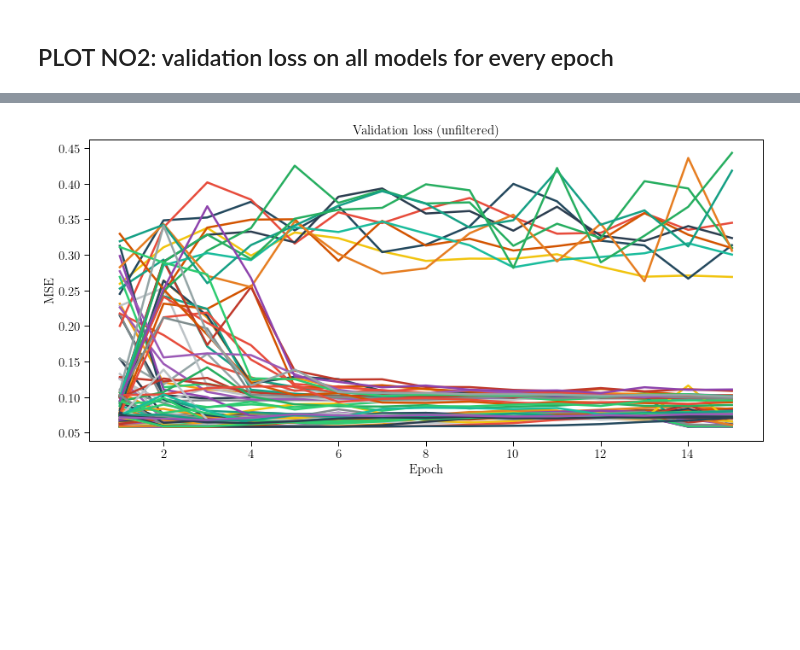
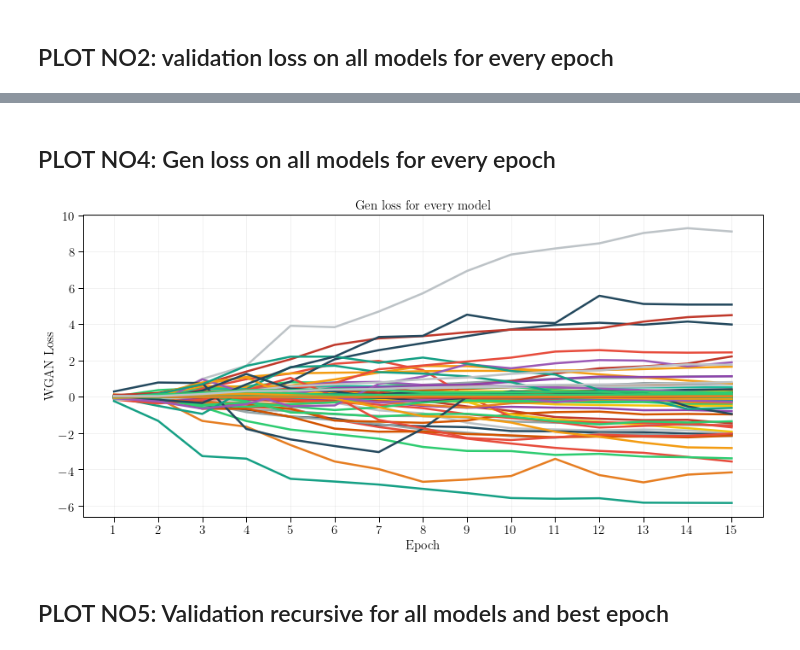
Before and after one commit to francomozo/deepCloud-latex-plots, a Jupyter notebook: deepCloud_doc_plots.ipynb, the cells around one changed output, grey strips where cells are left out. Saved outputs shown, nothing was run; the diff lists cells and outputs as text; code cells hidden in the pictures; blank space fills up the shorter version.

Commit message:
:cyclone: all plots for the first gan experiment

```diff
--- a/deepCloud_doc_plots.ipynb
+++ b/deepCloud_doc_plots.ipynb
@@ -24,8 +26,8 @@ cmv = [0.06407604, 0.08347717, 0.09616664, 0.10551146, 0.11290251, 0.119154]
 outputs = gan_experiments['val_recursive_1hour_models_15epochs']
 
 # 1.1) Plot all values witout filtering
+colors = [Colors.random_color(del_subpalettes=['blues']) for i in range(104)]
 
-save_fig = False
 show_legend = True
 
 # Enable latex text edit
@@ -40,12 +42,13 @@ ax = fig.add_subplot(1, 1, 1)
 # Labels and Title
 ax.set_title(r'Validation recursive to 1 hour GANs trained 15 epochs (unfiltered) ', fontsize=fontSize)
 ax.set_xlabel(r'Predict Horizon (min)', fontsize=fontSize)
-ax.set_ylabel(r'MSE', fontsize=fontSize)
+ax.set_ylabel(r'RMSE', fontsize=fontSize)
 
 
 # Tick size
 ax.xaxis.set_tick_params(labelsize=fontSize)
 ax.yaxis.set_tick_params(labelsize=fontSize)
+ax.grid(alpha=.2)
 
 # Thicknes and axis colors
 for axis in ['top','bottom','left','right']:
@@ -53,8 +56,10 @@ for axis in ['top','bottom','left','right']:
 ax.tick_params(direction='out', length=6, width=1, colors='k')
 
 # Plotting
+i = 0
 for k in outputs.keys():
-    ax.plot(range(10, 70, 10), outputs[k], color=Colors.random_color(del_subpalettes=['blues']), linewidth=2.5)
+    ax.plot(range(10, 70, 10), outputs[k], color=colors[i], linewidth=2.5)
+    i +=1
 
 ax.plot(range(10, 70, 10), best_unet, color=Colors.belizeHole, linewidth=2.5, label=r'Best Unet')
 ax.plot(range(10, 70, 10), cmv, color=Colors.peterRiver, linewidth=2.5, label=r'CMV')
@@ -67,7 +72,7 @@ if show_legend:
 # Save figure as PDF
 if save_fig:
     fig.tight_layout()
-    fig.savefig('./plot_name.pdf')
+    fig.savefig('./gan_plot11_validation_recursive_1hr_models_trained_15epochs_unfiltered.pdf')
 
 plt.tight_layout()
 plt.show()
@@ -82,7 +87,6 @@ for k in outputs.keys():
         outlier_exps.append(k)
 print(f'Outliers filtered: {outlier_exps}')
 
-save_fig = False
 show_legend = True
 
 # Enable latex text edit
@@ -97,12 +101,13 @@ ax = fig.add_subplot(1, 1, 1)
 # Labels and Title
 ax.set_title(r'Validation recursive to 1 hour GANs trained 15 epochs (filtered) ', fontsize=fontSize)
 ax.set_xlabel(r'Predict Horizon (min)', fontsize=fontSize)
-ax.set_ylabel(r'MSE', fontsize=fontSize)
+ax.set_ylabel(r'RMSE', fontsize=fontSize)
 
 
 # Tick size
 ax.xaxis.set_tick_params(labelsize=fontSize)
 ax.yaxis.set_tick_params(labelsize=fontSize)
+ax.grid(alpha=.2)
 
 # Thicknes and axis colors
 for axis in ['top','bottom','left','right']:
@@ -110,10 +115,11 @@ for axis in ['top','bottom','left','right']:
 ax.tick_params(direction='out', length=6, width=1, colors='k')
 
 # Plotting
+i = 0
 for k in outputs.keys():
     if k not in outlier_exps:
-        ax.plot(range(10, 70, 10), outputs[k], color=Colors.random_color(del_subpalettes=['blues']), linewidth=2.5)
-
+        ax.plot(range(10, 70, 10), outputs[k], color=colors[i], linewidth=2.5)
+    i += 1
 ax.plot(range(10, 70, 10), best_unet, color=Colors.belizeHole, linewidth=2.5, label=r'Best Unet')
 ax.plot(range(10, 70, 10), cmv, color=Colors.peterRiver, linewidth=2.5, label=r'CMV')
 
@@ -125,7 +131,7 @@ if show_legend:
 # Save figure as PDF
 if save_fig:
     fig.tight_layout()
-    fig.savefig('./plot_name.pdf')
+    fig.savefig('./gan_plot12_validation_recursive_1hr_models_trained_15epochs_filtered.pdf')
 
 plt.tight_layout()
 plt.show()
@@ -135,7 +141,6 @@ Outliers filtered: ['aaah8', 'aaai3', 'aaai4', 'aaal4', 'aaal8', 'aaam4', 'aaam6
 # %%
 # 1.3) Plot mean and std for all models (filtered)
 
-save_fig = False
 show_legend = True
 
 # Enable latex text edit
@@ -150,12 +155,13 @@ ax = fig.add_subplot(1, 1, 1)
 # Labels and Title
 ax.set_title(r'Validation recursive to 1 hour GANs trained 15 epochs: mean and std (filtered)', fontsize=fontSize)
 ax.set_xlabel(r'Predict Horizon (min)', fontsize=fontSize)
-ax.set_ylabel(r'MSE', fontsize=fontSize)
+ax.set_ylabel(r'RMSE', fontsize=fontSize)
 
 
 # Tick size
 ax.xaxis.set_tick_params(labelsize=fontSize)
 ax.yaxis.set_tick_params(labelsize=fontSize)
+ax.grid(alpha=.2)
 
 # Thicknes and axis colors
 for axis in ['top','bottom','left','right']:
@@ -187,7 +193,7 @@ if show_legend:
 # Save figure as PDF
 if save_fig:
     fig.tight_layout()
-    fig.savefig('./plot_name.pdf')
+    fig.savefig('./gan_plot13_validation_recursive_1hr_models_trained_15epochs_mean_std_filtered.pdf')
 
 plt.tight_layout()
 plt.show()
@@ -198,9 +671,10 @@ plt.show()
+# %% [markdown]
+## PLOT NO4: Gen loss on all models for every epoch
 # %%
-outputs = gan_experiments['val_epoch_loss']
+# 4.1) Gen loss for every epoch unfiltered
 
-# 2.1) Val loss for every epoch unfiltered
+outputs = gan_experiments['gen_epoch_loss']
 
-save_fig = False
 show_legend = False
 
 # Enable latex text edit
@@ -213,36 +687,43 @@ fig.set_size_inches(12, 6)
 ax = fig.add_subplot(1, 1, 1)
 
 # Labels and Title
-ax.set_title(r'Validation loss (unfiltered) ', fontsize=fontSize)
+ax.set_title(r'Gen loss for every model', fontsize=fontSize)
 ax.set_xlabel(r'Epoch', fontsize=fontSize)
-ax.set_ylabel(r'MSE', fontsize=fontSize)
+ax.set_ylabel(r'WGAN Loss', fontsize=fontSize)
 
 
-# Tick size
+# Tick size and grid
 ax.xaxis.set_tick_params(labelsize=fontSize)
 ax.yaxis.set_tick_params(labelsize=fontSize)
+ax.grid(alpha=.2)
 
 # Thicknes and axis colors
 for axis in ['top','bottom','left','right']:
     ax.spines[axis].set_linewidth(1.0)
 ax.tick_params(direction='out', length=6, width=1, colors='k')
 
 # Plotting
 x = range(1, 16)
 for k in outputs.keys():
     ax.plot(x, outputs[k], color=Colors.random_color(del_subpalettes=['blues']), linewidth=2.5)
+
+
+plt.xticks(x)
+#plt.ylim(-0.025, 0.08)
 
 # Text over plots
 if show_legend:
     ax.legend(shadow=False, loc=4, handlelength=1.5,
             fontsize=fontSize, framealpha=0.9)
 
 # Save figure as PDF
 if save_fig:
     fig.tight_layout()
     fig.savefig('./plot_name.pdf')
 
 plt.tight_layout()
 plt.show()
 # %% [output]
-[figure, old version]
+[figure, new version]
+# %% [markdown]
+## PLOT NO5: Validation recursive for all models and best epoch
```
Also changed, not shown: parts of 17 cells of this notebook, 4 other files.
